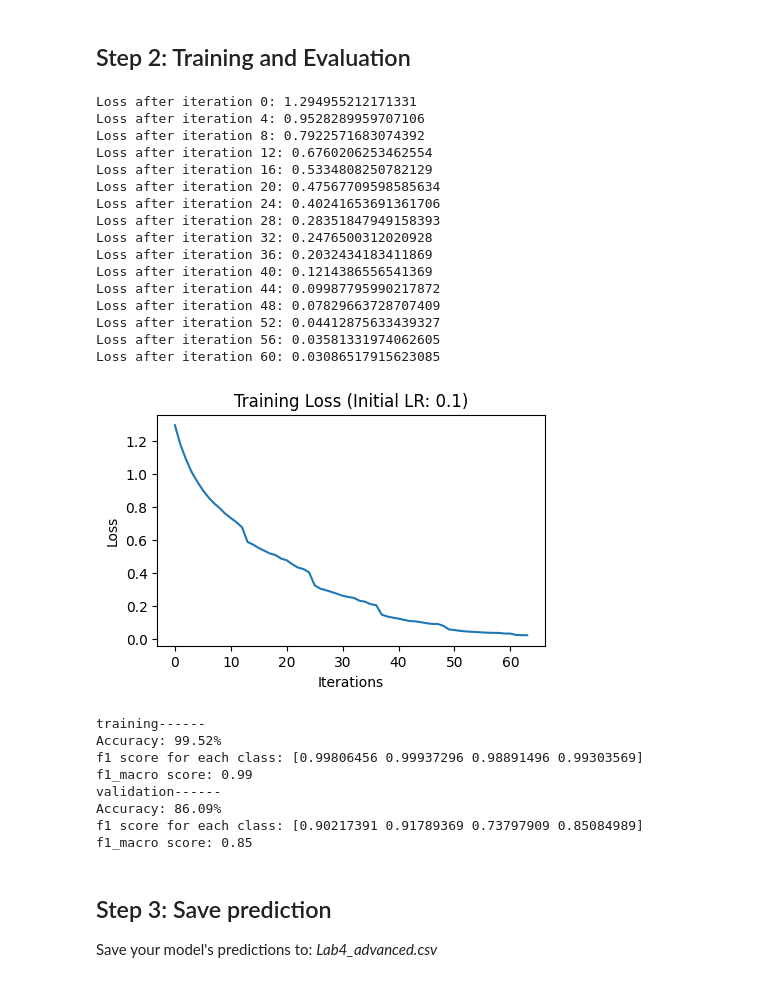
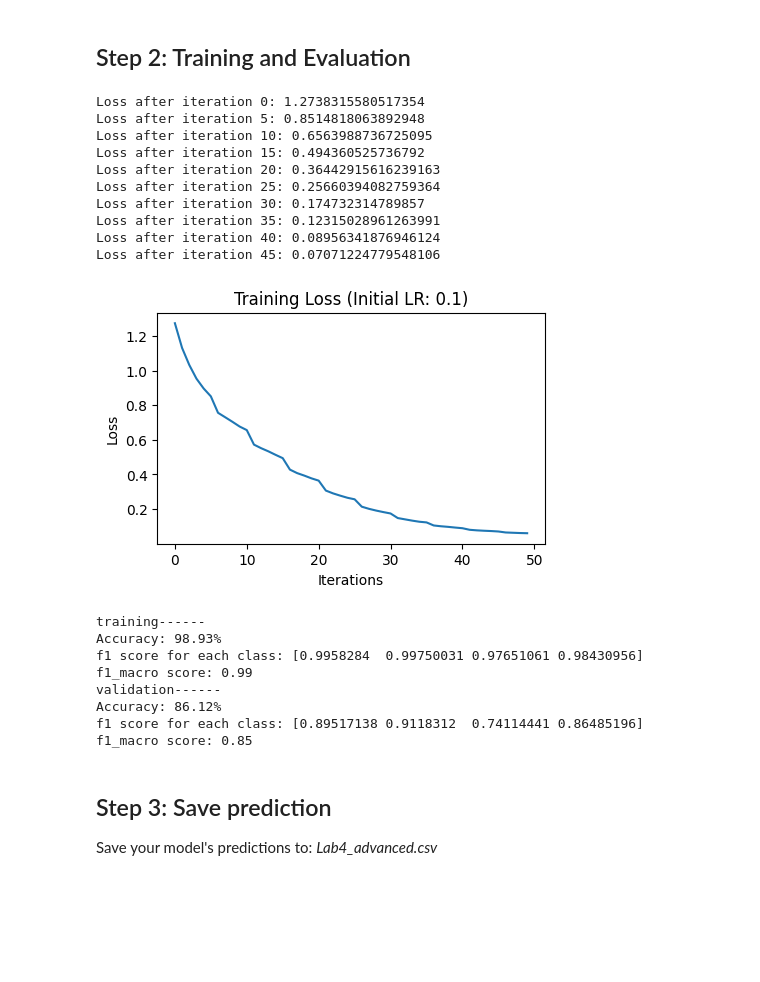
Before and after one commit to liuutin9/Introduction_to_Machine_Learning, a Jupyter notebook: Lab4/Lab4.ipynb, the cells around one changed output. Drawn from its saved outputs; the diff is of its cells as text; code cells hidden in the pictures; blank space fills up the shorter version.

```diff
--- a/Lab4/Lab4.ipynb
+++ b/Lab4/Lab4.ipynb
@@ -1883,45 +1883,39 @@ x_val: (7551, 784) | y_val: (7551, 4)
 # %%
 ### START CODE HERE ###
 loss_function = "cross_entropy"
 layers_dims = [784, 1568, 784, 196, 4]
 activation_fn = ['relu', 'relu', 'relu', 'softmax']
 learning_rate = 0.1
-num_iterations = 64
+num_iterations = 40
 print_loss = True
-print_freq = 4
-decrease_freq = 12
+print_freq = 5
+decrease_freq = 5
 decrease_proportion = 0.7
-batch_size = 64
+batch_size = 32
 
 model = Model(layers_dims, activation_fn, loss_function)
 model, losses, history = train_model(model, x_train, y_train, learning_rate, num_iterations, batch_size, print_loss, print_freq, decrease_freq, decrease_proportion)
 ### END CODE HERE ###
 
 # Plot the loss
 plt.figure(figsize=(5, 3))
 plt.plot(losses)
 plt.xlabel('Iterations')
 plt.ylabel('Loss')
 plt.title(f'Training Loss (Initial LR: {learning_rate})')
 plt.show()
 # %% [output]
-Loss after iteration 0: 1.294955212171331
-Loss after iteration 4: 0.9528289959707106
-Loss after iteration 8: 0.7922571683074392
-Loss after iteration 12: 0.6760206253462554
-Loss after iteration 16: 0.5334808250782129
-Loss after iteration 20: 0.47567709598585634
-Loss after iteration 24: 0.40241653691361706
-Loss after iteration 28: 0.28351847949158393
-Loss after iteration 32: 0.2476500312020928
-Loss after iteration 36: 0.2032434183411869
-Loss after iteration 40: 0.1214386556541369
-Loss after iteration 44: 0.09987795990217872
-Loss after iteration 48: 0.07829663728707409
-Loss after iteration 52: 0.04412875633439327
-Loss after iteration 56: 0.03581331974062605
-Loss after iteration 60: 0.03086517915623085
+Loss after iteration 0: 1.2738315580517354
+Loss after iteration 5: 0.8514818063892948
+Loss after iteration 10: 0.6563988736725095
+Loss after iteration 15: 0.494360525736792
+Loss after iteration 20: 0.36442915616239163
+Loss after iteration 25: 0.25660394082759364
+Loss after iteration 30: 0.174732314789857
+Loss after iteration 35: 0.12315028961263991
+Loss after iteration 40: 0.08956341876946124
+Loss after iteration 45: 0.07071224779548106
-[figure, old version]
+[figure, new version]
 # %%
 print('training------')
 pred_train = predict(x_train, y_train, model)
@@ -1929,12 +1923,12 @@ print('validation------')
 pred_val = predict(x_val, y_val, model)
 # %% [output]
 training------
-Accuracy: 99.52%
-f1 score for each class: [0.99806456 0.99937296 0.98891496 0.99303569]
+Accuracy: 98.93%
+f1 score for each class: [0.9958284  0.99750031 0.97651061 0.98430956]
 f1_macro score: 0.99
 validation------
-Accuracy: 86.09%
-f1 score for each class: [0.90217391 0.91789369 0.73797909 0.85084989]
+Accuracy: 86.12%
+f1 score for each class: [0.89517138 0.9118312  0.74114441 0.86485196]
 f1_macro score: 0.85
 # %% [markdown]
 ## Step 3: Save prediction
```
Also changed, not shown: 1 other file.
